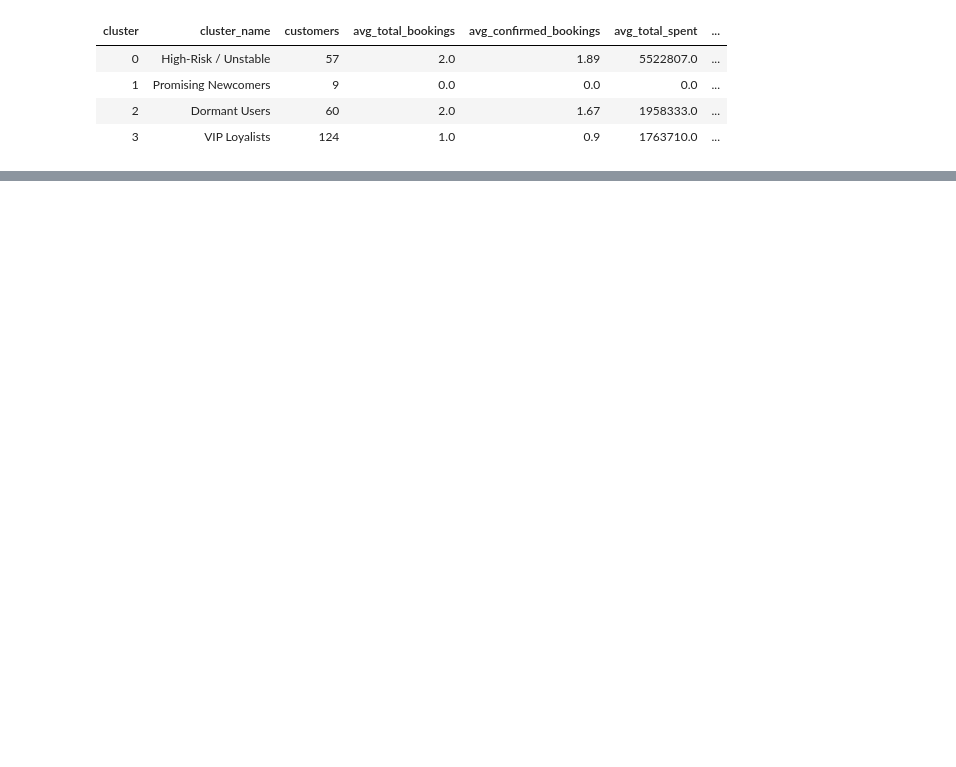
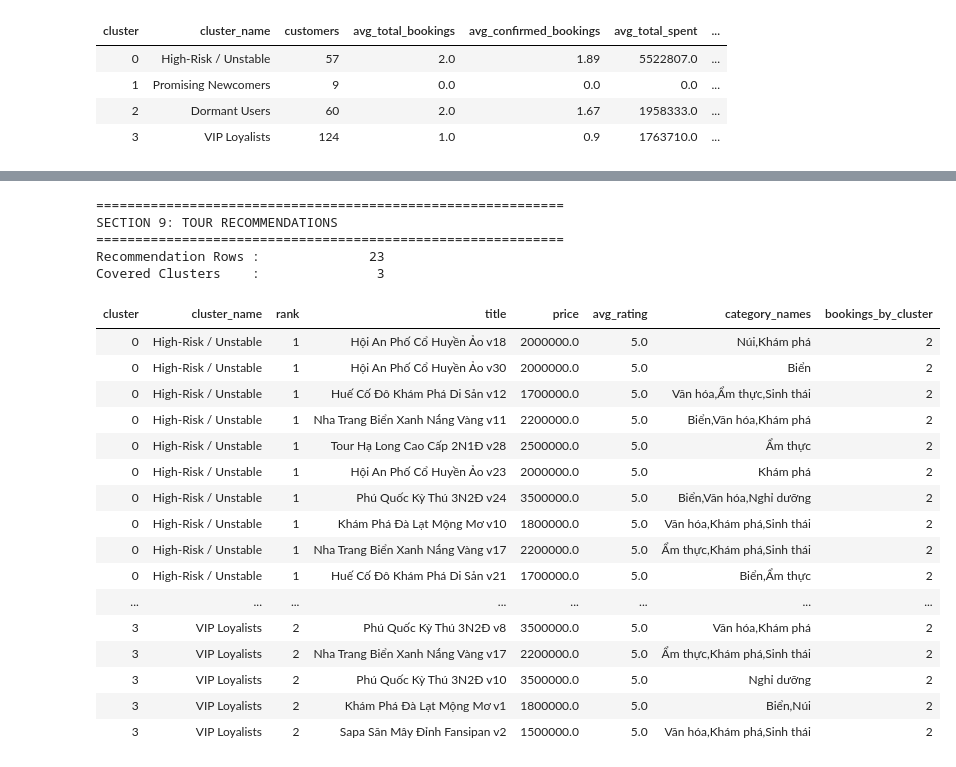
Before and after one commit to KhangTnG14/Cloud_Proj, a Jupyter notebook: notebooks/05_dashboard.ipynb, the cells around one changed output, grey strips where cells are left out. Saved outputs shown, nothing was run; the diff lists cells and outputs as text; code cells hidden in the pictures; blank space fills up the shorter version.

```diff
--- a/notebooks/05_dashboard.ipynb
+++ b/notebooks/05_dashboard.ipynb
@@ -399,0 +556,78 @@ Model              : K-Means, K=4
+# %%
+# == SECTION 9: TOUR RECOMMENDATIONS ==
+# Day 7 output — visualization only (built in ML pipeline, not here)
+# Requires table: ml_tour_recommendations
+
+from pyspark.sql.functions import col, when, concat, lit
+
+spark.sql("USE tourgo")
+
+df_reco_raw = spark.read.table("ml_tour_recommendations")
+
+if "cluster" in df_reco_raw.columns:
+    df_reco = df_reco_raw
+elif "prediction" in df_reco_raw.columns:
+    df_reco = df_reco_raw.withColumn("cluster", col("prediction"))
+else:
+    raise ValueError("ml_tour_recommendations must contain either 'cluster' or 'prediction'.")
+
+cluster_name_expr = (
+    when(col("cluster") == 0, "High-Risk / Unstable")
+    .when(col("cluster") == 1, "Promising Newcomers")
+    .when(col("cluster") == 2, "Dormant Users")
+    .when(col("cluster") == 3, "VIP Loyalists")
+    .otherwise(concat(lit("Cluster "), col("cluster")))
+)
+
+df_reco_labeled = df_reco.withColumn("cluster_name", cluster_name_expr)
+
+reco_rows = df_reco_labeled.count()
+reco_clusters = df_reco_labeled.select("cluster").distinct().count()
+
+print("=" * 60)
+print("SECTION 9: TOUR RECOMMENDATIONS")
+print("=" * 60)
+print(f"Recommendation Rows : {reco_rows:>15,}")
+print(f"Covered Clusters    : {reco_clusters:>15,}")
+
+reco_display_cols = [
+    c
+    for c in [
+        "cluster",
+        "cluster_name",
+        "rank",
+        "title",
+        "price",
+        "avg_rating",
+        "category_names",
+        "bookings_by_cluster",
+    ]
+    if c in df_reco_labeled.columns
+]
+reco_order_cols = [c for c in ["cluster", "rank"] if c in df_reco_labeled.columns]
+
+display(df_reco_labeled.select(*reco_display_cols).orderBy(*reco_order_cols))
+# Databricks chart suggestion: table view, grouped by cluster_name and ordered by rank.
+# %% [output]
+============================================================
+SECTION 9: TOUR RECOMMENDATIONS
+============================================================
+Recommendation Rows :              23
+Covered Clusters    :               3
+| cluster | cluster_name | rank | title | price | avg_rating | category_names | bookings_by_cluster |
+| 0 | High-Risk / Unstable | 1 | Hội An Phố Cổ Huyền Ảo v18 | 2000000.0 | 5.0 | Núi,Khám phá | 2 |
+| 0 | High-Risk / Unstable | 1 | Hội An Phố Cổ Huyền Ảo v30 | 2000000.0 | 5.0 | Biển | 2 |
+| 0 | High-Risk / Unstable | 1 | Huế Cố Đô Khám Phá Di Sản v12 | 1700000.0 | 5.0 | Văn hóa,Ẩm thực,Sinh thái | 2 |
+| 0 | High-Risk / Unstable | 1 | Nha Trang Biển Xanh Nắng Vàng v11 | 2200000.0 | 5.0 | Biển,Văn hóa,Khám phá | 2 |
+| 0 | High-Risk / Unstable | 1 | Tour Hạ Long Cao Cấp 2N1Đ v28 | 2500000.0 | 5.0 | Ẩm thực | 2 |
+| 0 | High-Risk / Unstable | 1 | Hội An Phố Cổ Huyền Ảo v23 | 2000000.0 | 5.0 | Khám phá | 2 |
+| 0 | High-Risk / Unstable | 1 | Phú Quốc Kỳ Thú 3N2Đ v24 | 3500000.0 | 5.0 | Biển,Văn hóa,Nghỉ dưỡng | 2 |
+| 0 | High-Risk / Unstable | 1 | Khám Phá Đà Lạt Mộng Mơ v10 | 1800000.0 | 5.0 | Văn hóa,Khám phá,Sinh thái | 2 |
+| 0 | High-Risk / Unstable | 1 | Nha Trang Biển Xanh Nắng Vàng v17 | 2200000.0 | 5.0 | Ẩm thực,Khám phá,Sinh thái | 2 |
+| 0 | High-Risk / Unstable | 1 | Huế Cố Đô Khám Phá Di Sản v21 | 1700000.0 | 5.0 | Biển,Ẩm thực | 2 |
+| ... | ... | ... | ... | ... | ... | ... | ... |
+| 3 | VIP Loyalists | 2 | Phú Quốc Kỳ Thú 3N2Đ v8 | 3500000.0 | 5.0 | Văn hóa,Khám phá | 2 |
+| 3 | VIP Loyalists | 2 | Nha Trang Biển Xanh Nắng Vàng v17 | 2200000.0 | 5.0 | Ẩm thực,Khám phá,Sinh thái | 2 |
+| 3 | VIP Loyalists | 2 | Phú Quốc Kỳ Thú 3N2Đ v10 | 3500000.0 | 5.0 | Nghỉ dưỡng | 2 |
+| 3 | VIP Loyalists | 2 | Khám Phá Đà Lạt Mộng Mơ v1 | 1800000.0 | 5.0 | Biển,Núi | 2 |
+| 3 | VIP Loyalists | 2 | Sapa Săn Mây Đỉnh Fansipan v2 | 1500000.0 | 5.0 | Văn hóa,Khám phá,Sinh thái | 2 |
```
Also changed, not shown: parts of 6 cells of this notebook, 3 other files.
